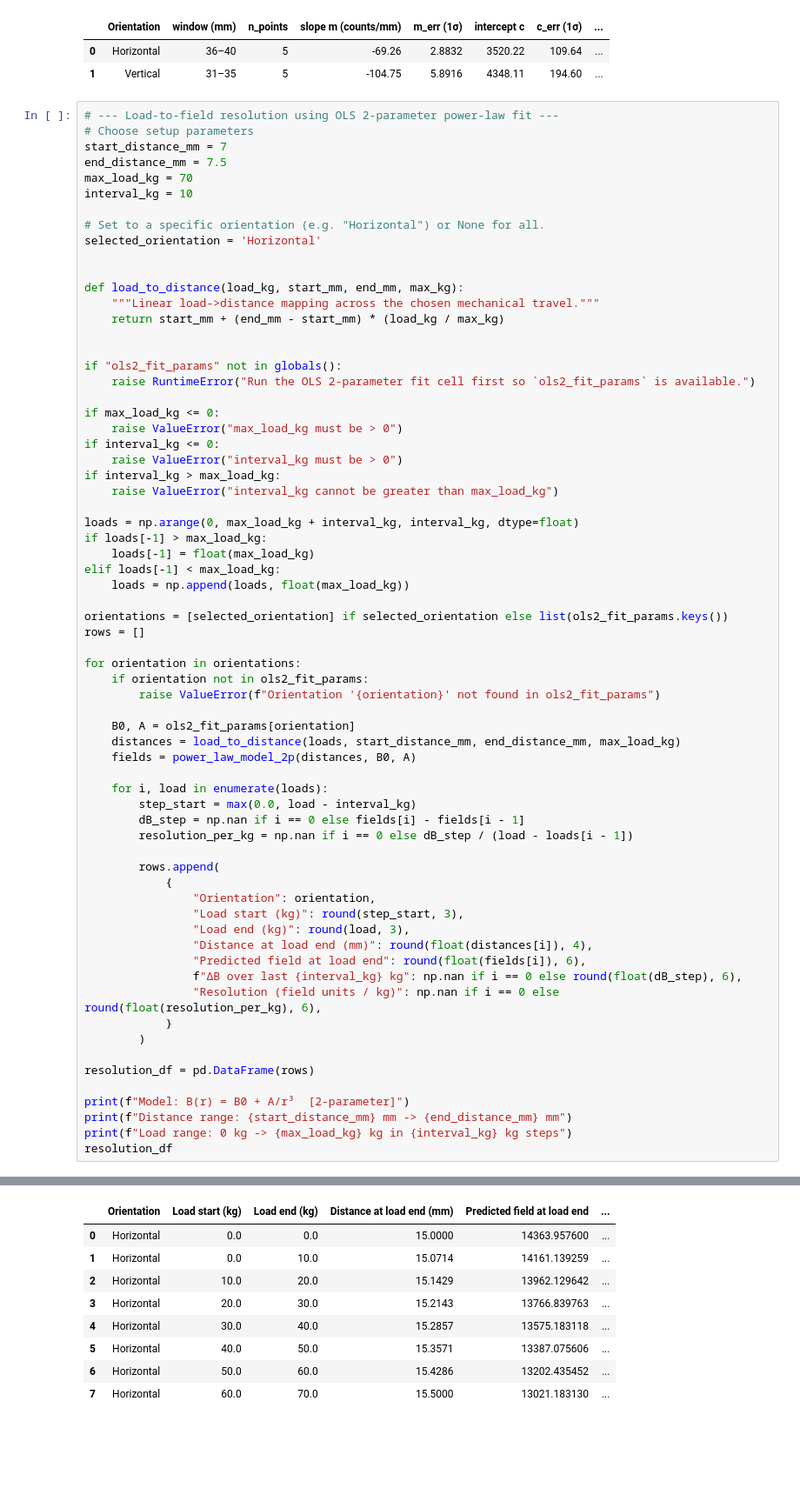
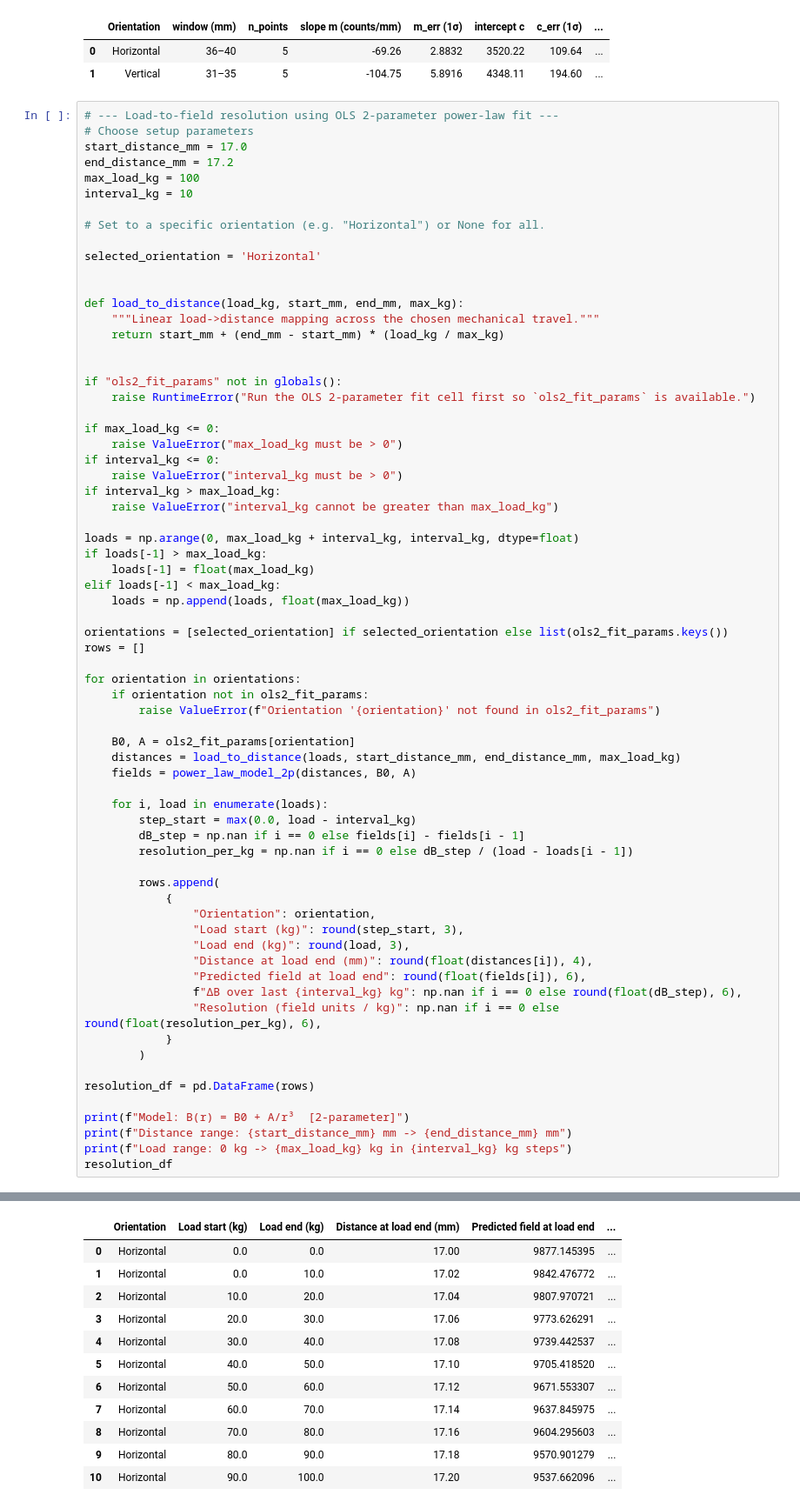
Before and after one commit to Hassan-Himaz/GM1-Crutch, a Jupyter notebook: Mag_test_analysis/magnetometer_analysis.ipynb, the cells around one changed output, grey strips where cells are left out. Shown at 87% size. Drawn from its saved outputs; the diff is of its cells as text; blank space fills up the shorter version.

```diff
--- a/Mag_test_analysis/magnetometer_analysis.ipynb
+++ b/Mag_test_analysis/magnetometer_analysis.ipynb
@@ -501,12 +501,13 @@ pd.DataFrame(ols_lin_rows)
 # %%
 # --- Load-to-field resolution using OLS 2-parameter power-law fit ---
 # Choose setup parameters
-start_distance_mm = 7
-end_distance_mm = 7.5
-max_load_kg = 70
+start_distance_mm = 17.0
+end_distance_mm = 17.2
+max_load_kg = 100
 interval_kg = 10
 
 # Set to a specific orientation (e.g. "Horizontal") or None for all.
+
 selected_orientation = 'Horizontal'
 
 
@@ -572,9 +573,12 @@ Load range: 0 kg -> 70 kg in 10 kg steps
 |  | Orientation | Load start (kg) | Load end (kg) | Distance at load end (mm) | Predicted field at load end | ... |
-| 0 | Horizontal | 0.0 | 0.0 | 15.0000 | 14363.957600 | ... |
-| 1 | Horizontal | 0.0 | 10.0 | 15.0714 | 14161.139259 | ... |
-| 2 | Horizontal | 10.0 | 20.0 | 15.1429 | 13962.129642 | ... |
-| 3 | Horizontal | 20.0 | 30.0 | 15.2143 | 13766.839763 | ... |
-| 4 | Horizontal | 30.0 | 40.0 | 15.2857 | 13575.183118 | ... |
-| 5 | Horizontal | 40.0 | 50.0 | 15.3571 | 13387.075606 | ... |
-| 6 | Horizontal | 50.0 | 60.0 | 15.4286 | 13202.435452 | ... |
-| 7 | Horizontal | 60.0 | 70.0 | 15.5000 | 13021.183130 | ... |
+| 0 | Horizontal | 0.0 | 0.0 | 17.00 | 9877.145395 | ... |
+| 1 | Horizontal | 0.0 | 10.0 | 17.02 | 9842.476772 | ... |
+| 2 | Horizontal | 10.0 | 20.0 | 17.04 | 9807.970721 | ... |
+| 3 | Horizontal | 20.0 | 30.0 | 17.06 | 9773.626291 | ... |
+| 4 | Horizontal | 30.0 | 40.0 | 17.08 | 9739.442537 | ... |
+| 5 | Horizontal | 40.0 | 50.0 | 17.10 | 9705.418520 | ... |
+| 6 | Horizontal | 50.0 | 60.0 | 17.12 | 9671.553307 | ... |
+| 7 | Horizontal | 60.0 | 70.0 | 17.14 | 9637.845975 | ... |
+| 8 | Horizontal | 70.0 | 80.0 | 17.16 | 9604.295603 | ... |
+| 9 | Horizontal | 80.0 | 90.0 | 17.18 | 9570.901279 | ... |
+| 10 | Horizontal | 90.0 | 100.0 | 17.20 | 9537.662096 | ... |
```
Also changed, not shown: parts of 3 cells of this notebook, 18 other files.
